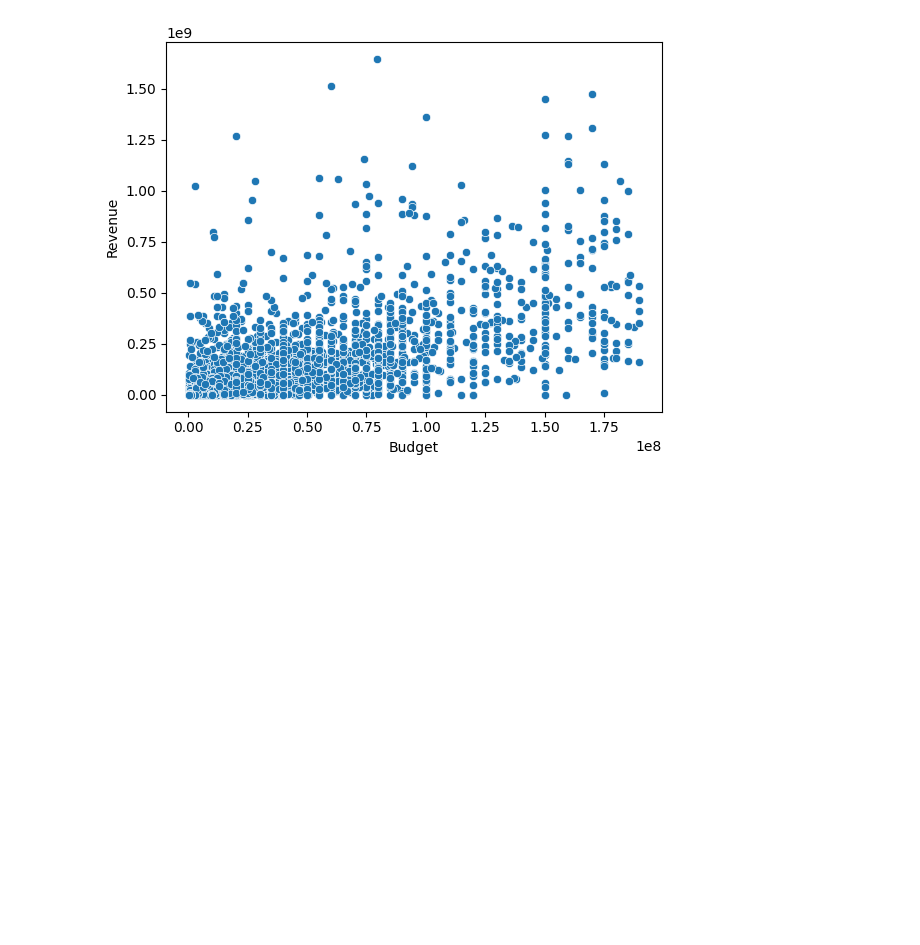
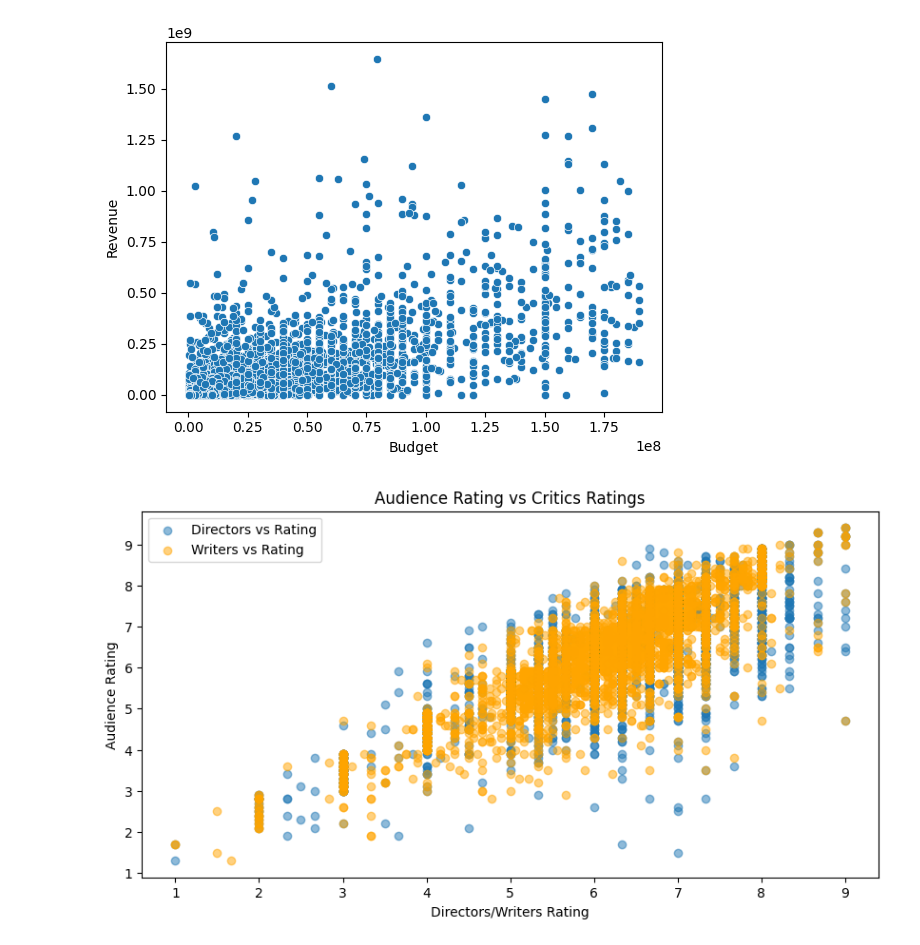
Before and after one commit to stanleyotieno1/Data-analysis-assignment, a Jupyter notebook: Jupyter-files/movies.ipynb, the cells around one changed output. Cells and saved outputs as stored; diff of their text form; code cells hidden in the pictures; blank space fills up the shorter version.

```diff
--- a/Jupyter-files/movies.ipynb
+++ b/Jupyter-files/movies.ipynb
@@ -144,3 +144,15 @@ sns.scatterplot(data=movies_df, x='Budget', y='Revenue')
 # %% [output]
 <Axes: xlabel='Budget', ylabel='Revenue'>
 [figure]
+# %%
+# Scatter plots
+plt.figure(figsize=(10,5))
+plt.scatter(movies_df['DirectorsRating'], movies_df['Rating'], alpha=0.5, label='Directors vs Rating')
+plt.scatter(movies_df['WritersRating'], movies_df['Rating'], alpha=0.5, label='Writers vs Rating', color='orange')
+plt.xlabel('Directors/Writers Rating')
+plt.ylabel('Audience Rating')
+plt.title('Audience Rating vs Critics Ratings')
+plt.legend()
+plt.show()
+# %% [output]
+[figure, added]
```
Also changed, not shown: parts of 4 cells of this notebook.
